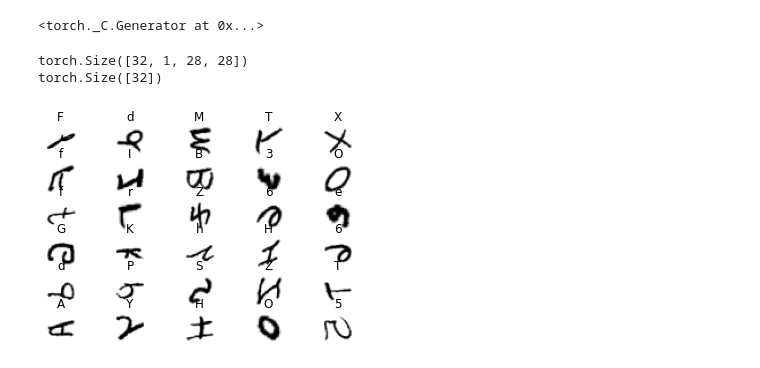
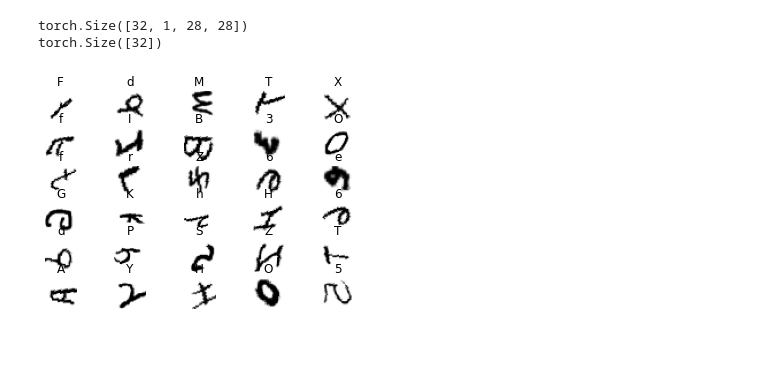
Before and after one commit to jedwards1230/PyTorch-Projects, a Jupyter notebook: EMNIST/train-conv2d-linear.ipynb, the cells around one changed output. Cells and saved outputs as stored; diff of their text form; code cells hidden in the pictures.

```diff
--- a/EMNIST/train-conv2d-linear.ipynb
+++ b/EMNIST/train-conv2d-linear.ipynb
@@ -8,48 +9,64 @@ import torch.optim as optim
 from torch.utils.tensorboard import SummaryWriter
 from torchinfo import summary
 # %%
+# Set device to gpu if available
 device = torch.device('cuda:0' if torch.cuda.is_available() else 'cpu')
 
+# Continue training from saved model point?
 continue_train = False
 
+# file paths
 model_path = 'model.pt'
 dataset_path = '../datasets/'
 
+# hyper parameters
 n_epochs = 10
 batch_size = 32
 learning_rate = 0.0005
 momentum = 0.9
 log_interval = 300
-
-writer = SummaryWriter('logs')
-
-random_seed = 1
-torch.manual_seed(random_seed)
-# %% [output]
-<torch._C.Generator at 0x...>
 # %%
-label_converter = [
+# log writer for tensorboard
+writer = SummaryWriter('logs')
+
+# seed used by PyTorch for repeatable testing
+random_seed = 1
+torch.manual_seed(random_seed)
+
+# EMNIST classes
+classes = [
     '0', '1', '2', '3', '4', '5', '6', '7', '8', '9',
     'A', 'B', 'C', 'D', 'E', 'F', 'G', 'H', 'I', 'J', 'K', 'L', 'M', 'N', 'O', 'P', 'Q', 'R', 'S', 'T', 'U', 'V', 'W', 'X', 'Y', 'Z',
     'a', 'b', 'd', 'e', 'f', 'g', 'h', 'n', 'q', 'r', 't']
 # %%
-transform = torchvision.transforms.Compose([
-                torchvision.transforms.ToTensor(),
-                torchvision.transforms.Normalize(
-                    (0.1307,),(0.3081,))
+# transformers for datasets
+# training set will get additional data augmentation for better training diversity
+train_transform = torchvision.transforms.Compose([
+                    torchvision.transforms.RandomAffine(degrees=20, translate=(0.1,0.1), scale=(0.9, 1.1)),
+                    torchvision.transforms.ColorJitter(brightness=0.2, contrast=0.2),
+                    torchvision.transforms.ToTensor(),
+                    torchvision.transforms.Normalize(
+                        (0.1307,),(0.3081,))
                 ])
 
+test_transform = torchvision.transforms.Compose([
+                    torchvision.transforms.ToTensor(),
+                    torchvision.transforms.Normalize(
+                        (0.1307,),(0.3081,))
+                ])
+
+# load datasets
 train_dataset = torchvision.datasets.EMNIST(
                     dataset_path,
                     split = 'balanced',
                     train = True,
                     download = True,
-                    transform = transform)
+                    transform = train_transform)
 
 test_dataset = torchvision.datasets.EMNIST(
                     dataset_path,
                     split = 'balanced',
                     train = False,
                     download = True,
-                    transform = transform)
+                    transform = test_transform)
 # %%
@@ -70,15 +88,16 @@ print(labels.shape)
 torch.Size([32, 1, 28, 28])
 torch.Size([32])
 # %%
+# view sample of images and corresponding labels from batch
 figure = plt.figure()
 num_of_images = 30
 for i in range(1, 31):
     plt.subplot(6, 5, i)
     plt.axis('off')
     plt.imshow(images[i].numpy().squeeze(), cmap='gray_r')
-    plt.title(label_converter[labels[i].item()])
+    plt.title(classes[labels[i].item()])
 # %% [output]
-[figure, old version]
+[figure, new version]
 # %%
 class Net(nn.Module):
     def __init__(self):
```
Also changed, not shown: parts of 9 cells of this notebook, 15 other files.
